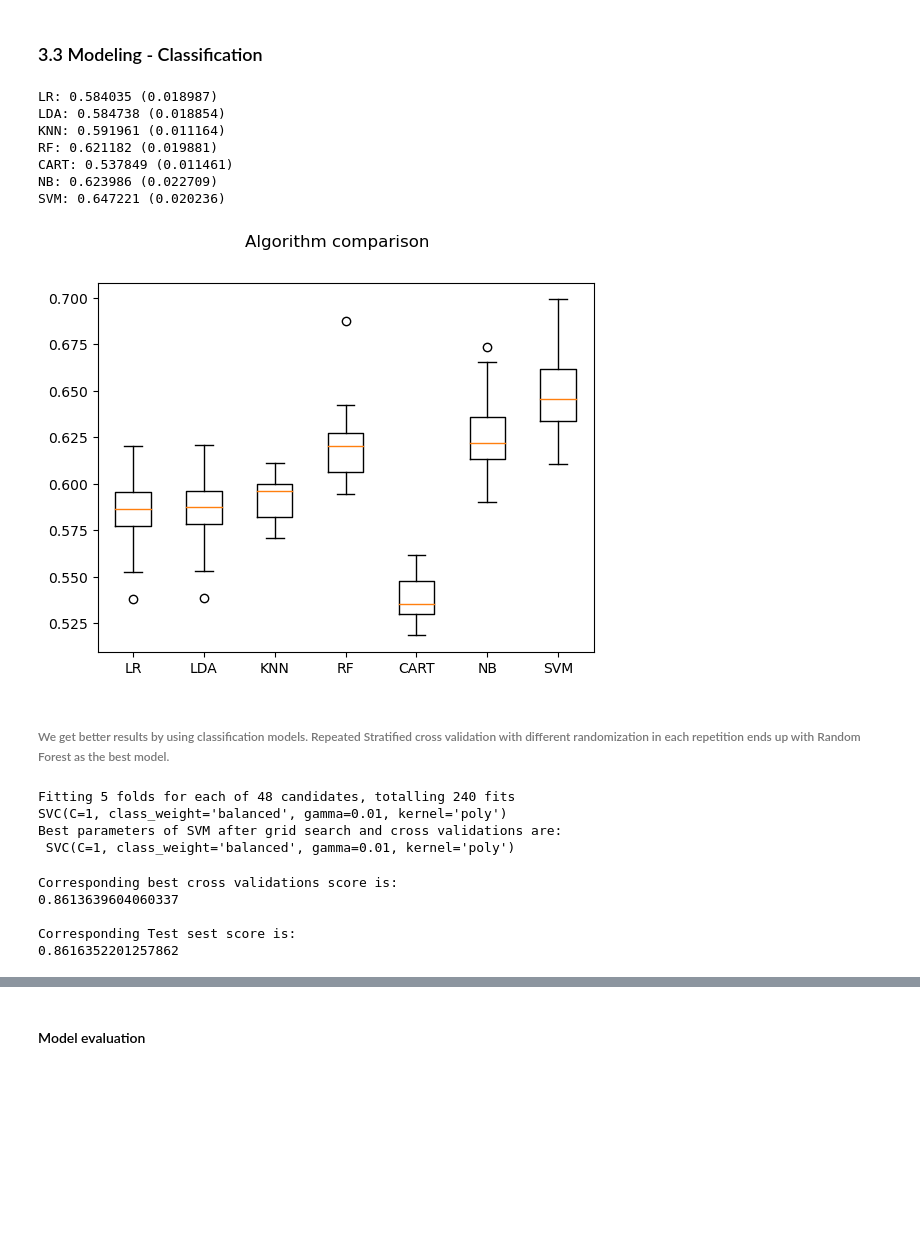
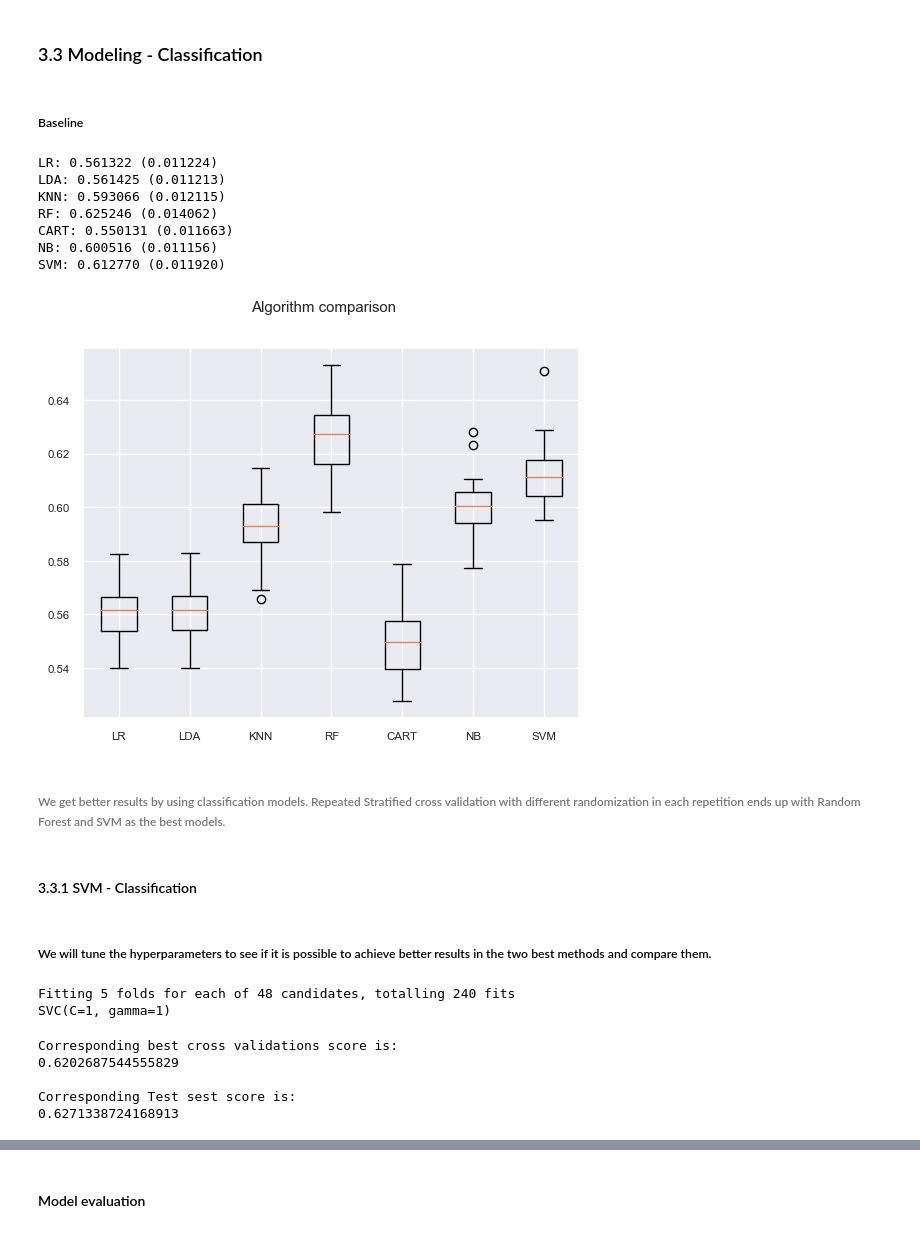
Before and after one commit to ma23dsti/PythonMLProj, a Jupyter notebook: Src/Project1Code.ipynb, the cells around one changed output, grey strips where cells are left out. Saved outputs shown, nothing was run; the diff lists cells and outputs as text; code cells hidden in the pictures; blank space fills up the shorter version.

```diff
--- a/Src/Project1Code.ipynb
+++ b/Src/Project1Code.ipynb
@@ -641,7 +665,7 @@ dfmodel["catRating"] = dfmodel["catRating"].apply(lambda x: dicCat[x])
 # %% [markdown]
 ##### Split data and transform features
 # %%
-X = dfmodel[['num_pages', 'text_reviews_count', 'publicationYear','language_code_grouped']]
+X = dfmodel[['num_pages', 'text_reviews_count', 'publicationYear','language_code_grouped','author_number_books']]
 y = dfmodel.loc[:, "catRating"]
 
 #split the data
@@ -688,7 +712,8 @@ print(cont_ix)
 print(cat_ix)
 
 cont_pipeline = make_pipeline(
-    RobustScaler(with_centering=True, with_scaling=True, quantile_range=(25.0, 75.0))
+    RobustScaler(with_centering=True, with_scaling=True, quantile_range=(25.0, 75.0)),
+    PowerTransformer(method="yeo-johnson")
 )
 
 cat_pipeline = make_pipeline(OneHotEncoder(drop="first"))
@@ -755,7 +792,8 @@ cont_ix = X_train.select_dtypes(exclude=["object"]).columns
 cat_ix = X_train.select_dtypes(include=["object"]).columns
 
 cont_pipeline = make_pipeline(
-    RobustScaler(with_centering=True, with_scaling=True, quantile_range=(25.0, 75.0))
+    RobustScaler(with_centering=True, with_scaling=True, quantile_range=(25.0, 75.0)),
+    PowerTransformer(method="yeo-johnson")
 )
 
 cat_pipeline = make_pipeline(OneHotEncoder(drop="first"))
@@ -817,7 +855,7 @@ Entries of X_train:
 #Model comparison
 models = []
 models.append(("LinR", LinearRegression()))
-#models.append(("KNN", KNeighborsRegressor (n_neighbors=2)))
+models.append(("KNN", KNeighborsRegressor (n_neighbors=7)))
 models.append(("RGE", Ridge(alpha=1)))
 models.append(("RGE10", Ridge(alpha=10)))
 models.append(("RGE01", Ridge(alpha=0.1)))
@@ -983,57 +1022,62 @@ Random Forest regressor Test set score: 0.019
 # %% [markdown]
 ### 3.3 Modeling - Classification
+# %% [markdown]
+##### Baseline
 # %%
 #base line
 models = []
-models.append(("LR", LogisticRegression(solver="lbfgs", class_weight="balanced")))
+models.append(("LR", LogisticRegression(solver="lbfgs")))
 models.append(("LDA", LinearDiscriminantAnalysis()))
 models.append(("KNN", KNeighborsClassifier()))
-models.append(("RF",RandomForestClassifier(n_estimators=100, random_state=1, class_weight="balanced"),))
-models.append(("CART", DecisionTreeClassifier(class_weight="balanced")))
+models.append(("RF",RandomForestClassifier(n_estimators=100, random_state=1),))
+models.append(("CART", DecisionTreeClassifier()))
 models.append(("NB", GaussianNB()))
-models.append(("SVM", SVC(class_weight="balanced")))
+models.append(("SVM", SVC()))
 
 
 results = []
 names = []
 scoring = "roc_auc"
 
 for name, model in models:
     kfold = RepeatedStratifiedKFold(n_splits=5, n_repeats=5, random_state=1)
     cv_results = cross_val_score(
         model, X_train_cat, y_train_cat, cv=kfold, scoring=scoring, n_jobs=-1
     )
     results.append(cv_results)
     names.append(name)
     msg = "%s: %f (%f)" % (name, cv_results.mean(), cv_results.std())
     print(msg)
 
 # boxplot to compare
 fig = plt.figure()
 fig.suptitle("Algorithm comparison")
 ax = fig.add_subplot(111)
 plt.boxplot(results)
 ax.set_xticklabels(names)
 plt.show()
 # %% [output]
-LR: 0.584035 (0.018987)
-LDA: 0.584738 (0.018854)
-KNN: 0.591961 (0.011164)
-RF: 0.621182 (0.019881)
-CART: 0.537849 (0.011461)
-NB: 0.623986 (0.022709)
-SVM: 0.647221 (0.020236)
+LR: 0.561322 (0.011224)
+LDA: 0.561425 (0.011213)
+KNN: 0.593066 (0.012115)
+RF: 0.625246 (0.014062)
+CART: 0.550131 (0.011663)
+NB: 0.600516 (0.011156)
+SVM: 0.612770 (0.011920)
-[figure, old version]
+[figure, new version]
 # %% [markdown]
-###### We get better results by using classification models. Repeated Stratified cross validation with different randomization in each repetition ends up with Random Forest as the best model.
+###### We get better results by using classification models. Repeated Stratified cross validation with different randomization in each repetition ends up with Random Forest and SVM as the best models.
+# %% [markdown]
+#### 3.3.1 SVM - Classification
+# %% [markdown]
+##### We will tune the hyperparameters to see if it is possible to achieve better results in the two best methods and compare them.
 # %%
 param_grid = {'C': [0.1,1, 10, 100], 'gamma': [1,0.1,0.01,0.001],'kernel': ['rbf', 'poly', 'sigmoid']}
 
 #hyperparameters
-svm = SVC(class_weight="balanced")
+svm = SVC()
 
-#grid_random = GridSearchCV(svc,param_grid,refit=True,verbose=2)
-grid_random = RandomizedSearchCV(
+grid_randomSVMM = RandomizedSearchCV(
     estimator=svm,
     param_distributions=param_grid,
     n_iter=100,
@@ -1043,28 +1087,22 @@ grid_random = RandomizedSearchCV(
     n_jobs=-1,
 )
 
-grid_random.fit(X_train_cat, y_train_cat)
+grid_randomSVMM.fit(X_train_cat, y_train_cat)
 
-print(grid_random.best_estimator_)
-print("Best parameters of SVM after grid search and cross validations are:\n {}\n".format(grid_random.best_estimator_))
+print(grid_randomSVMM.best_estimator_)
 
 #Fitting 5 folds for each of 48 candidates, totalling 240 fits
-#SVC(C=1, class_weight='balanced', gamma=0.01, kernel='poly')
-#Best parameters of SVM after grid search and cross validations are:
-#SVC(C=1, class_weight='balanced', gamma=0.01, kernel='poly')
+#SVC(C=1, gamma=1)
 # %% [output]
 Fitting 5 folds for each of 48 candidates, totalling 240 fits
-SVC(C=1, class_weight='balanced', gamma=0.01, kernel='poly')
-Best parameters of SVM after grid search and cross validations are:
- SVC(C=1, class_weight='balanced', gamma=0.01, kernel='poly')
+SVC(C=1, gamma=1)
 # %%
+print("Corresponding best cross validations score is:\n{}\n".format(grid_randomSVMM.best_score_))
 
-print("Corresponding best cross validations score is:\n{}\n".format(grid_random.best_score_))
-
-print("Corresponding Test sest score is:\n{}".format(grid_random.score(X_test_cat, y_test_cat)))
+print("Corresponding Test sest score is:\n{}".format(grid_randomSVMM.score(X_test_cat, y_test_cat)))
 # %% [output]
 Corresponding best cross validations score is:
-0.8613639604060337
+0.6202687544555829
 
 Corresponding Test sest score is:
-0.8616352201257862
+0.6271338724168913
```
Also changed, not shown: parts of 55 cells of this notebook, 7 other files.
